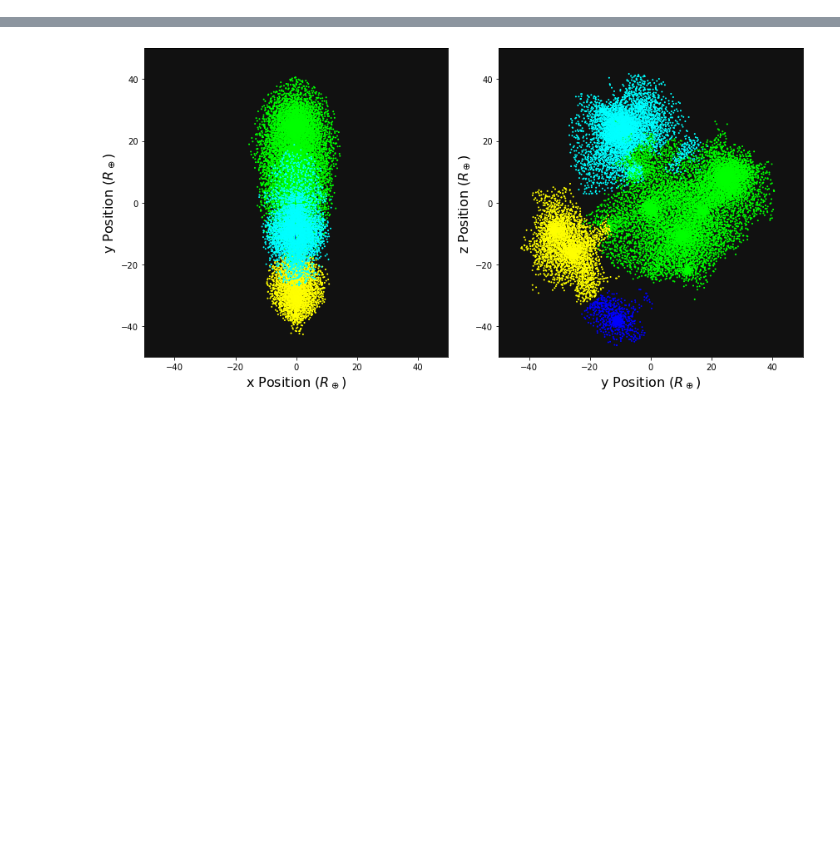
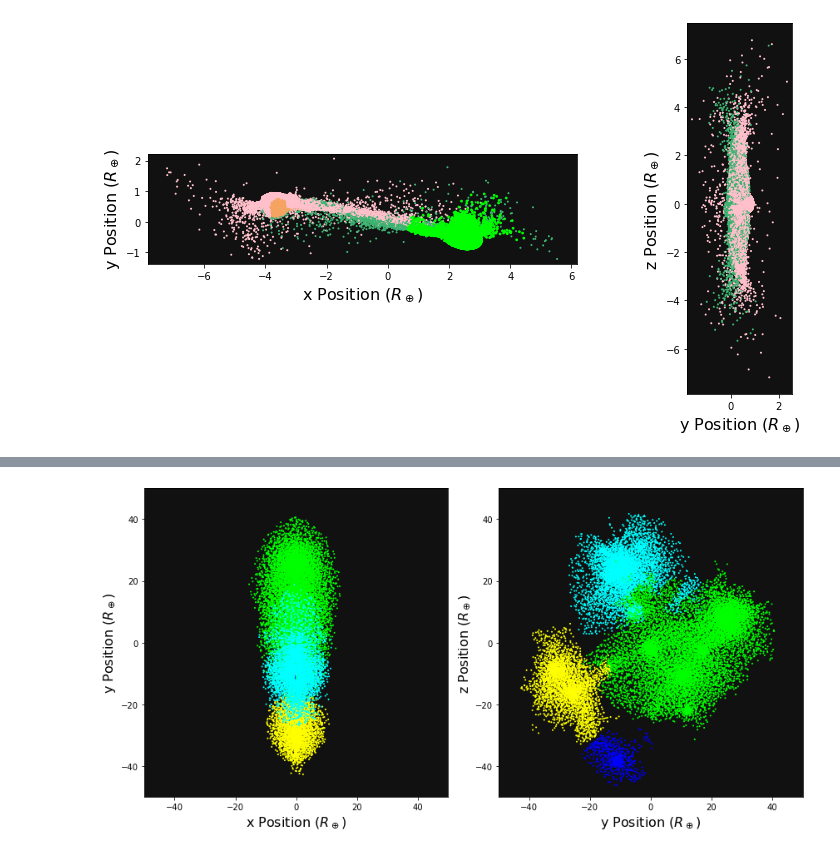
Before and after one commit to JingyaoDOU/planetboundmass, a Jupyter notebook: tutorial.ipynb, the cells around one changed output, grey strips where cells are left out. Drawn from its saved outputs; the diff is of its cells as text; code cells hidden in the pictures; blank space fills up the shorter version.

```diff
--- a/tutorial.ipynb
+++ b/tutorial.ipynb
@@ -63,0 +167,4 @@ array([1., 2., 3., 4., 0.])
+# %%
+normal_s.basic_plot(mode=1,equal_axis=True)
+# %% [output]
+[figure, added]
```
Also changed, not shown: parts of 72 cells of this notebook, 2 other files.
